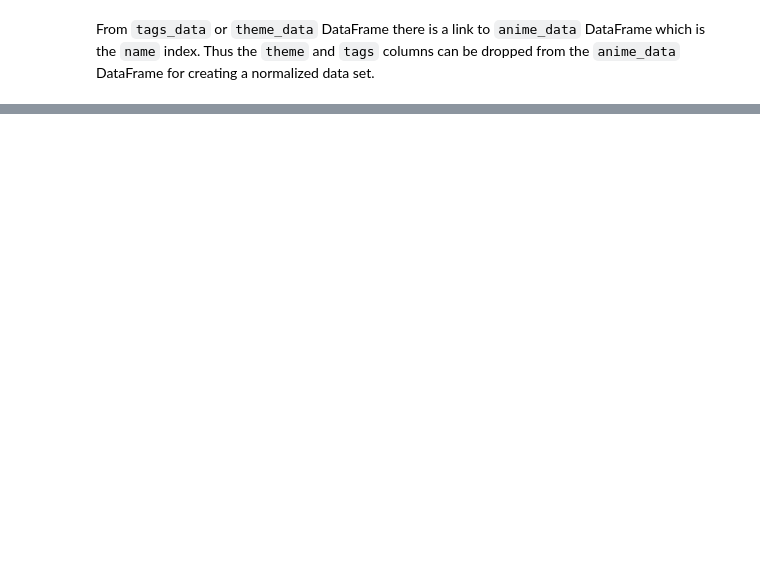
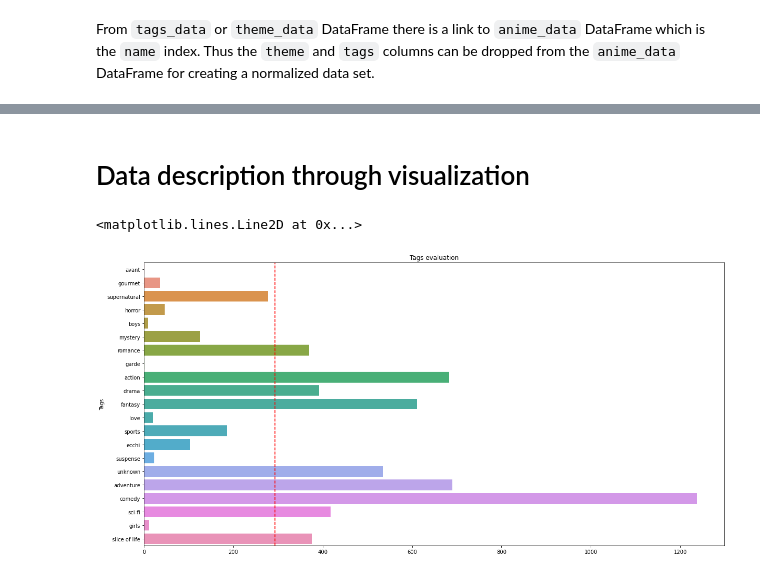
Before and after one commit to ATOM36/my-Jupyter-notebooks, a Jupyter notebook: Anime data analysis.ipynb, the cells around one changed output, grey strips where cells are left out. Saved outputs shown, nothing was run; the diff lists cells and outputs as text; code cells hidden in the pictures; blank space fills up the shorter version.

Commit message:
NaN values have been handled. Now data is being exploited through visualization

```diff
--- a/Anime data analysis.ipynb
+++ b/Anime data analysis.ipynb
@@ -285,6 +301,9 @@ test.head()
 # %%
 anime_data.rename_axis("anime_id",axis="rows", inplace=True)
 anime_data.rename_axis("features", axis="columns", inplace=True)
+
+tags_data.rename_axis("Tags", axis="columns", inplace=True)
+theme_data.rename_axis("Themes", axis="columns", inplace=True)
 # %% [markdown]
 From `tags_data` or `theme_data` DataFrame there is a link to `anime_data` DataFrame which is the `name` index.
 Thus the `theme` and `tags` columns can be dropped from the `anime_data` DataFrame for creating a normalized data set.
@@ -290,0 +325,8 @@ Thus the `theme` and `tags` columns can be dropped from the `anime_data` DataFra
+# %%
+tags_data["slice of life"] = 0
+
+for index in tags_data.index:
+    if tags_data.loc[index, "slice"] == 1:
+        tags_data.loc[index, "slice of life"] = 1
+# %%
+tags_data.drop(["slice","of","life"],axis=1,inplace=True)
@@ -290,0 +373,15 @@ Thus the `theme` and `tags` columns can be dropped from the `anime_data` DataFra
+# %% [markdown]
+# Data description through visualization
+# %%
+tags = tags_data.sum()
+themes = theme_data.sum()
+# %%
+plt.figure(figsize=(20,10))
+plt.title("Tags evaluation")
+graph = sns.barplot(x=tags.values, y=tags.index,orient="h")
+
+tags_mean = tags.mean()
+graph.axes.axvline(tags_mean, ls="--", color="red", label="mean")
+# %% [output]
+<matplotlib.lines.Line2D at 0x...>
+[figure, added]
```
Also changed, not shown: parts of 55 cells of this notebook.
